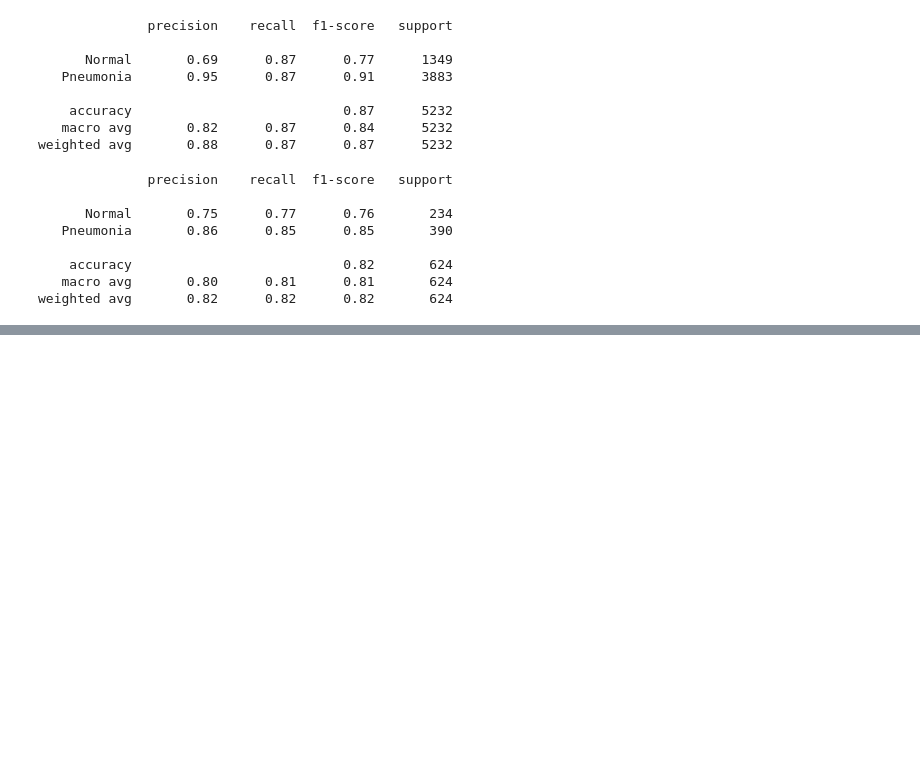
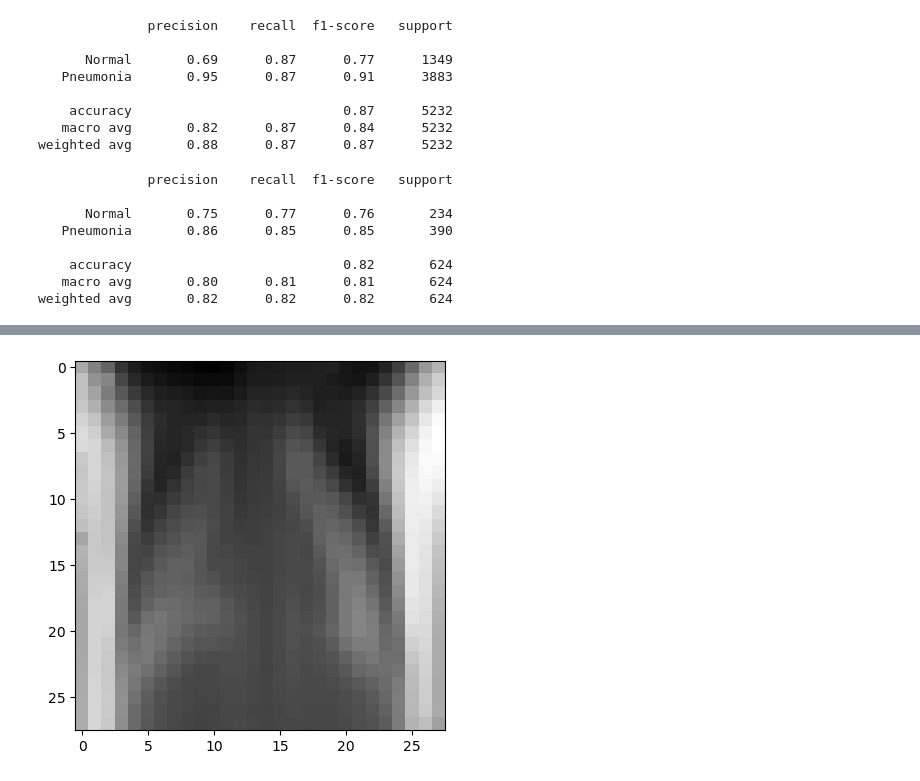
Before and after one commit to jlopetegui98/Hands-on-ML-Project, a Jupyter notebook: main.ipynb, the cells around one changed output, grey strips where cells are left out. Cells and saved outputs as stored; diff of their text form; code cells hidden in the pictures; blank space fills up the shorter version.

```diff
--- a/main.ipynb
+++ b/main.ipynb
@@ -277,0 +296,5 @@ weighted avg       0.82      0.82      0.82       624
+# %%
+plt.imshow(transformationMatrix[:,1].reshape(IMG_SIZE, IMG_SIZE), cmap='gray')
+plt.show()
+# %% [output]
+[figure, added]
```
Also changed, not shown: parts of 20 cells of this notebook.
